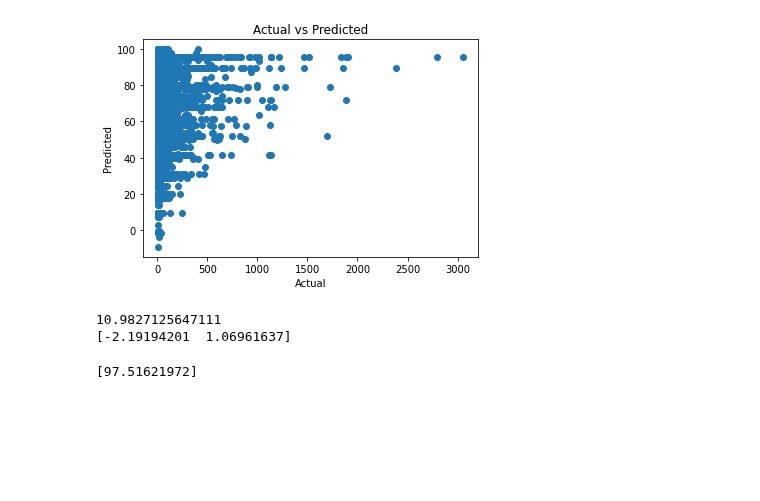
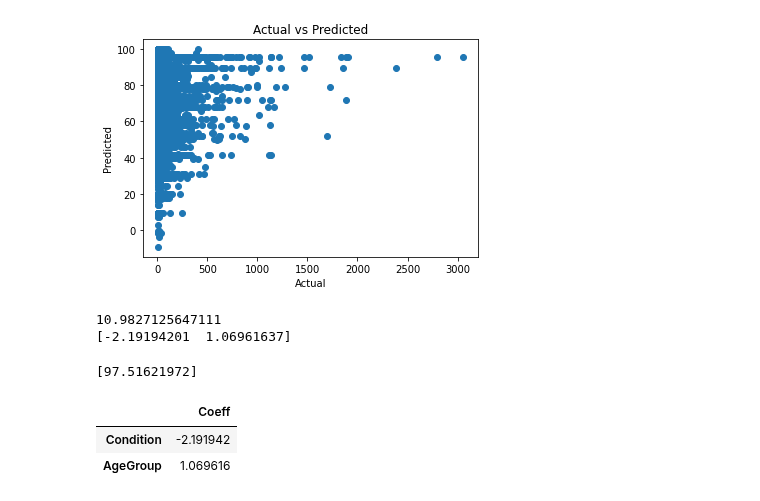
Before and after one commit to JScottLopez/github-ds, a Jupyter notebook: TIM_6500_JSLopez.ipynb, the cells around one changed output. Cells and saved outputs as stored; diff of their text form; code cells hidden in the pictures; blank space fills up the shorter version.

```diff
--- a/TIM_6500_JSLopez.ipynb
+++ b/TIM_6500_JSLopez.ipynb
@@ -332,0 +331,24 @@ print(model.predict([[2.0, 85.0]]))
+# %%
+#Begin Logistic model - Can we predict death by using age and condition based on given CV-19 death data?
+
+x = pd.DataFrame(np.c_[df['Condition'], df['AgeGroup']], columns = ['Condition','AgeGroup'])
+Y = df['CV19_Deaths']
+
+
+from sklearn.model_selection import train_test_split
+x_train, x_test, Y_train, Y_test = train_test_split(x, Y, test_size = 0.3, random_state=5)
+
+
+from sklearn.linear_model import LinearRegression
+
+model = LinearRegression()
+model.fit(x_train, Y_train)
+
+#print(model.coef_)
+#print(model.intercept_)
+
+pd.DataFrame(model.coef_, x.columns, columns = ['Coeff'])
+# %% [output]
+|  | Coeff |
+| Condition | -2.191942 |
+| AgeGroup | 1.069616 |
```
Also changed, not shown: parts of 1 cell of this notebook.
